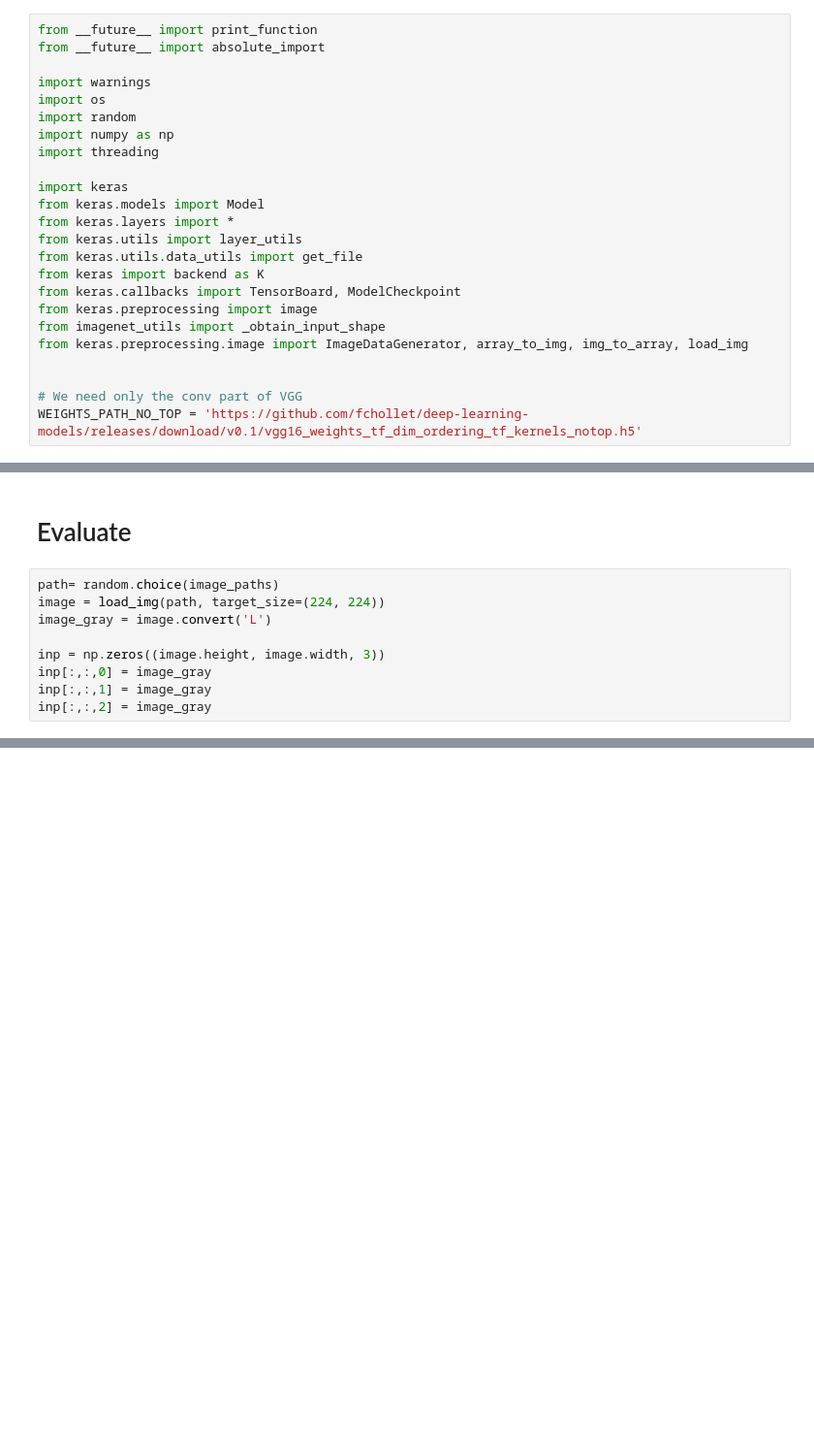
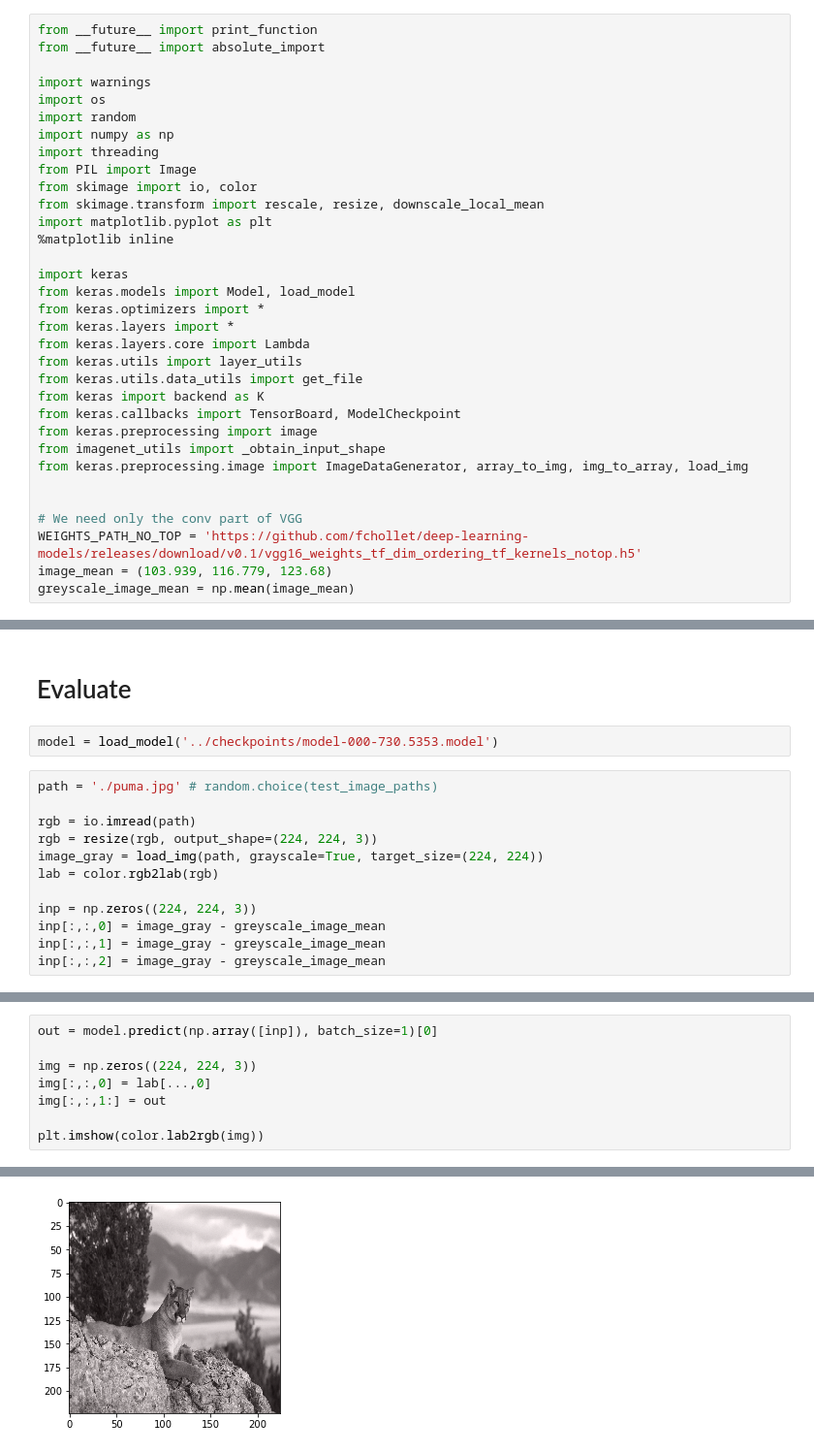
Before and after one commit to MartinXPN/ImageColoring, a Jupyter notebook: coloring.ipynb, the cells around one changed output, grey strips where cells are left out. Shown: that part at 97% size. Saved outputs shown, nothing was run; the diff lists cells and outputs as text; blank space fills up the shorter version.

Commit message:
Moved to Lab color space

```diff
--- a/coloring.ipynb
+++ b/coloring.ipynb
@@ -7,10 +7,17 @@ import os
 import random
 import numpy as np
 import threading
+from PIL import Image
+from skimage import io, color
+from skimage.transform import rescale, resize, downscale_local_mean
+import matplotlib.pyplot as plt
+%matplotlib inline
 
 import keras
-from keras.models import Model
+from keras.models import Model, load_model
+from keras.optimizers import *
 from keras.layers import *
+from keras.layers.core import Lambda
 from keras.utils import layer_utils
 from keras.utils.data_utils import get_file
 from keras import backend as K
@@ -22,3 +29,5 @@ from keras.preprocessing.image import ImageDataGenerator, array_to_img, img_to_a
 
 # We need only the conv part of VGG
 WEIGHTS_PATH_NO_TOP = 'https://github.com/fchollet/deep-learning-models/releases/download/v0.1/vgg16_weights_tf_dim_ordering_tf_kernels_notop.h5'
+image_mean = (103.939, 116.779, 123.68)
+greyscale_image_mean = np.mean(image_mean)
@@ -203,12 +235,17 @@ model.fit_generator(generator=train_data_generator,
                     verbose=1)
 # %% [markdown]
 # Evaluate
+# %%
+model = load_model('../checkpoints/model-000-730.5353.model')
 # %%
-path= random.choice(image_paths)
-image = load_img(path, target_size=(224, 224))
-image_gray = image.convert('L')
+path = './puma.jpg' # random.choice(test_image_paths)
 
-inp = np.zeros((image.height, image.width, 3))
-inp[:,:,0] = image_gray
-inp[:,:,1] = image_gray
-inp[:,:,2] = image_gray
+rgb = io.imread(path)
+rgb = resize(rgb, output_shape=(224, 224, 3))
+image_gray = load_img(path, grayscale=True, target_size=(224, 224))
+lab = color.rgb2lab(rgb)
+
+inp = np.zeros((224, 224, 3))
+inp[:,:,0] = image_gray - greyscale_image_mean
+inp[:,:,1] = image_gray - greyscale_image_mean
+inp[:,:,2] = image_gray - greyscale_image_mean
@@ -224,0 +252,9 @@ plt.imshow(inp)
+# %%
+out = model.predict(np.array([inp]), batch_size=1)[0]
+
+img = np.zeros((224, 224, 3))
+img[:,:,0] = lab[...,0]
+img[:,:,1:] = out
+
+plt.imshow(color.lab2rgb(img))
+# %% [output]
@@ -224,0 +262 @@ plt.imshow(inp)
+[figure, added]
```
Also changed, not shown: parts of 12 cells of this notebook.
